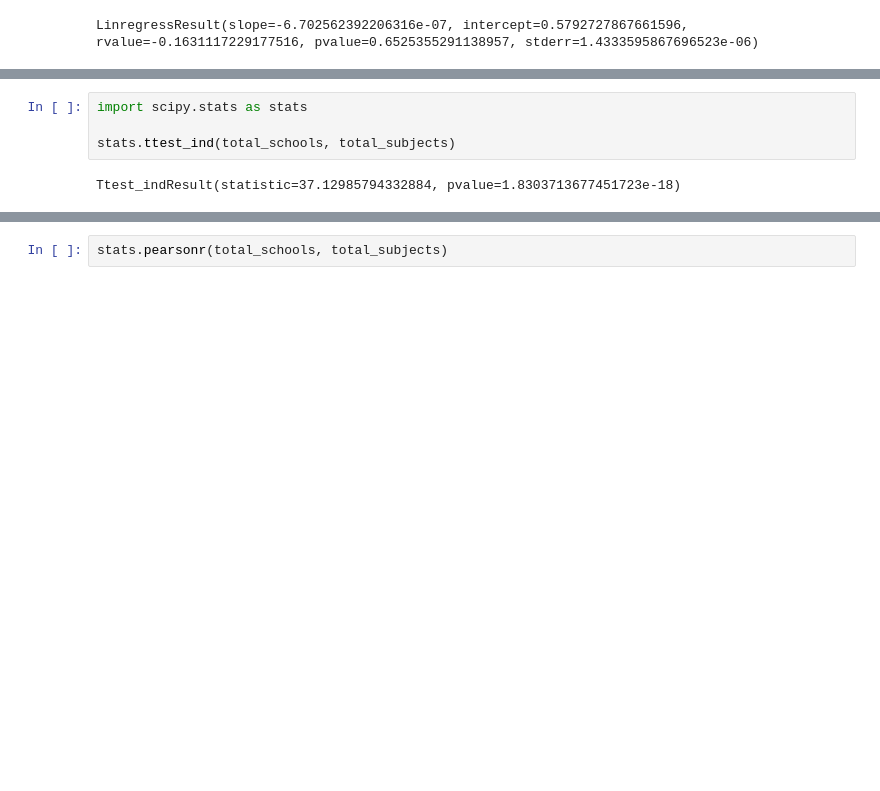
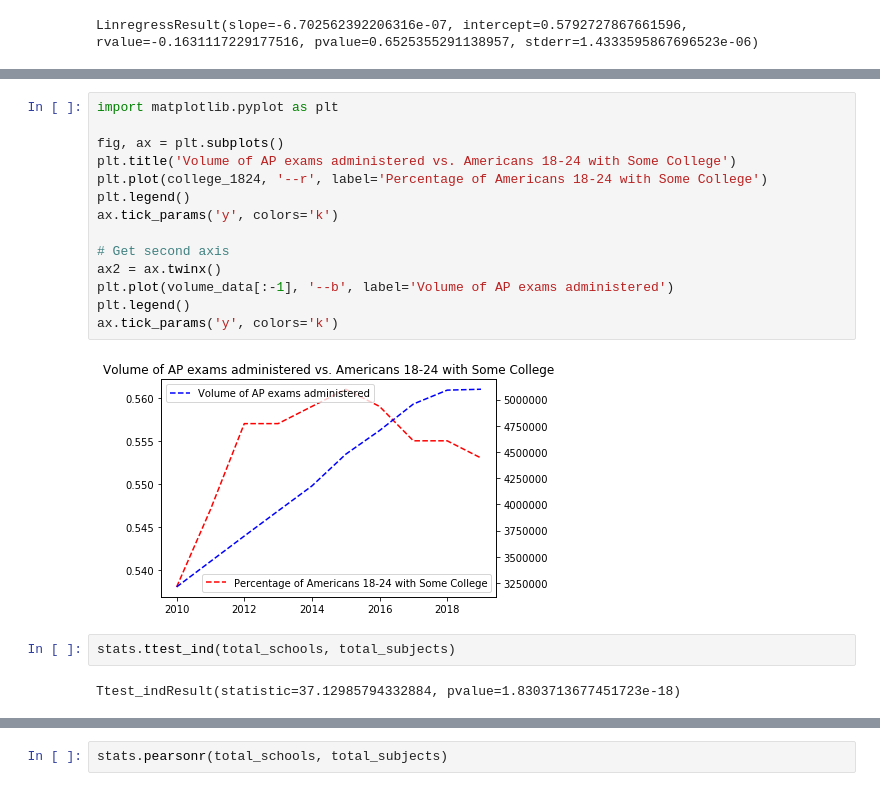
Before and after one commit to swinter00/si330_final, a Jupyter notebook: final.ipynb, the cells around one changed output, grey strips where cells are left out. Drawn from its saved outputs; the diff is of its cells as text; blank space fills up the shorter version.

```diff
--- a/final.ipynb
+++ b/final.ipynb
@@ -154,6 +190,20 @@ plt.show()
+# %%
+import matplotlib.pyplot as plt
+
+fig, ax = plt.subplots()
+plt.title('Volume of AP exams administered vs. Americans 18-24 with Some College')
+plt.plot(college_1824, '--r', label='Percentage of Americans 18-24 with Some College')
+plt.legend()
+ax.tick_params('y', colors='k')
+
+# Get second axis
+ax2 = ax.twinx()
+plt.plot(volume_data[:-1], '--b', label='Volume of AP exams administered')
+plt.legend()
+ax.tick_params('y', colors='k')
+# %% [output]
+[figure, added]
 # %%
-import scipy.stats as stats
-
 stats.ttest_ind(total_schools, total_subjects)
 # %% [output]
 Ttest_indResult(statistic=37.12985794332884, pvalue=1.8303713677451723e-18)
```
Also changed, not shown: parts of 11 cells of this notebook.
